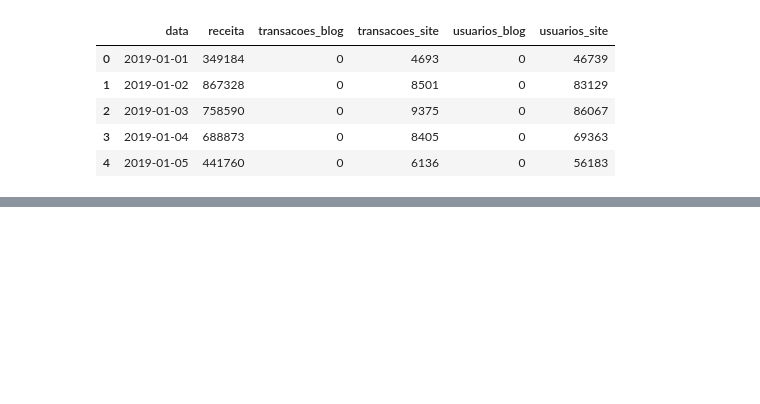
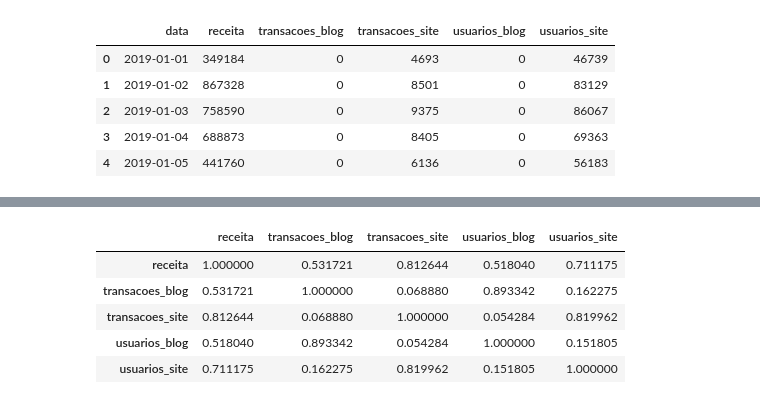
Before and after one commit to rgrAndrade/Desafio, a Jupyter notebook: desafio.ipynb, the cells around one changed output, grey strips where cells are left out. Drawn from its saved outputs; the diff is of its cells as text; code cells hidden in the pictures; blank space fills up the shorter version.

```diff
--- a/desafio.ipynb
+++ b/desafio.ipynb
@@ -20,0 +48,12 @@ NameError: ignored
+# %%
+#Correlação entre as Variáveis
+
+correlacao = dados.corr()
+correlacao
+# %% [output]
+|  | receita | transacoes_blog | transacoes_site | usuarios_blog | usuarios_site |
+| receita | 1.000000 | 0.531721 | 0.812644 | 0.518040 | 0.711175 |
+| transacoes_blog | 0.531721 | 1.000000 | 0.068880 | 0.893342 | 0.162275 |
+| transacoes_site | 0.812644 | 0.068880 | 1.000000 | 0.054284 | 0.819962 |
+| usuarios_blog | 0.518040 | 0.893342 | 0.054284 | 1.000000 | 0.151805 |
+| usuarios_site | 0.711175 | 0.162275 | 0.819962 | 0.151805 | 1.000000 |
```
Also changed, not shown: parts of 6 cells of this notebook.
